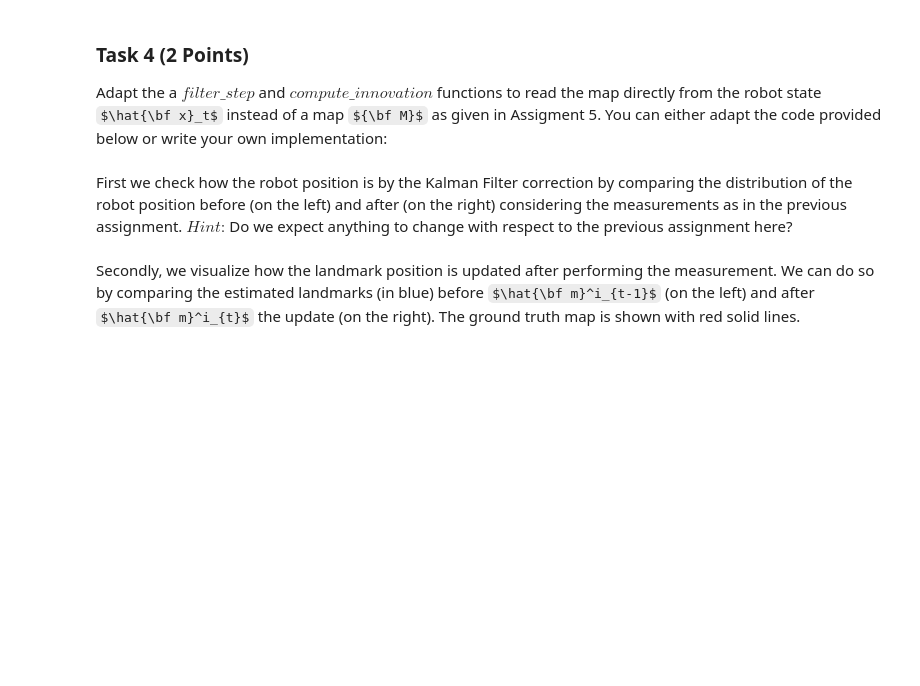
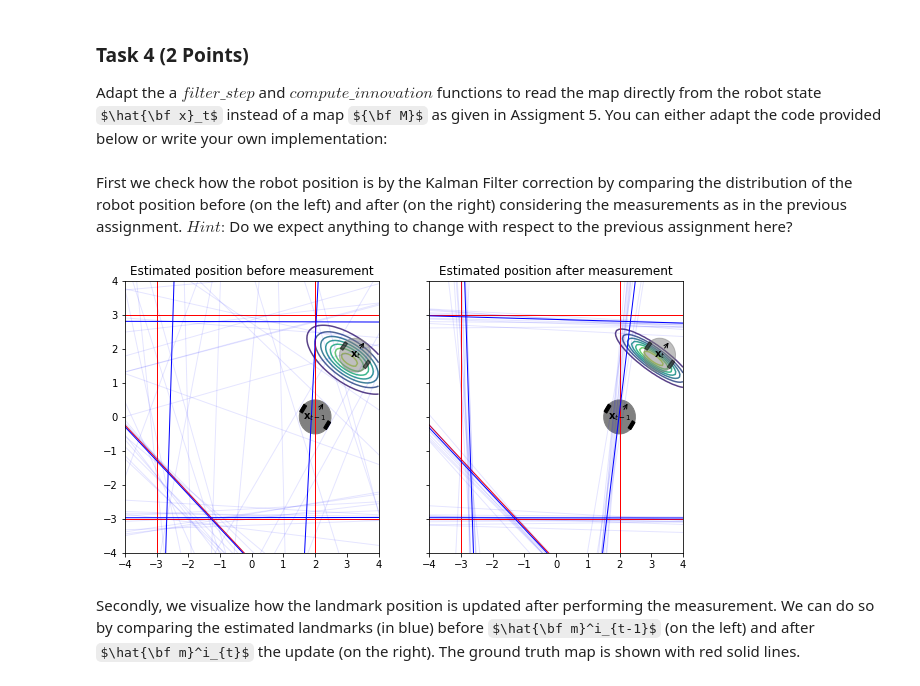
Before and after one commit to nilsboonstra/amr, a Jupyter notebook: week6/Assignment6_17.ipynb, the cells around one changed output. Saved outputs shown, nothing was run; the diff lists cells and outputs as text; code cells hidden in the pictures; some formulas as TeX source; blank space fills up the shorter version.

```diff
--- a/week6/Assignment6_17.ipynb
+++ b/week6/Assignment6_17.ipynb
@@ -433,7 +428,13 @@ def associate_measurements(x,P,Z,R,g):
     # NOTE: In contrast with the previous assignment, the map M is not given as an input
     # since the landmarks are included in the state x
 
+    M = []
+
+    for q in range(int((len(x) - 3) / 2)):
+        M.append([x[3 + q * 2], x[4 + q * 2]])
+
     # Instantiate an empty distance matrix ds with size [len(Z) x len(M)]
+
     d = np.zeros([len(Z), len(M)])
 
     # For each measurement id 'i'
@@ -452,23 +453,27 @@ def associate_measurements(x,P,Z,R,g):
             # Compute the predicted measurement z_hat and the measurement Jacobian H
             # NOTE: Keep in mind that the new implementation of measurement_function uses the
             # landmark id instead of the landmark vector 'm'
-            z_hat, H = measurement_function(x, m)
+            z_hat, H = measurement_function(x, j)
 
             # Compute the innoviation vector v
             v = z - z_hat
 
             # Compute the covariance Sigma
+
             Sigma = (H @ P @ H.T) + R_i
+
 
             # And use it to determine the distance d_ij
             Sigma_inv = np.linalg.inv(Sigma)
-            d_ij = v.T @ Sigma_inv @ innovation
+            d_ij = v.T @ Sigma_inv @ v
 
             # Set the entry in the distance matrix d to its corresponding value
             d[i,j] = d_ij
 
     # Set the distance exceding g^2 to positive infinity
     d[d > g**2] = np.inf
+
+
 
     # Identify the minimum for each column
     min_values = np.amin(d, 1)
@@ -479,6 +484,8 @@ def associate_measurements(x,P,Z,R,g):
     # Replace the id of all the assignment that have been distarded by the validation gate to -1
     a[min_values == np.inf] = -1
 
+
+
     ###########
     # TO HERE #
     ###########
@@ -574,6 +587,8 @@ def compute_innovation(x, Z_all, R_all, a):
     filtered_R = []
     filtered_H = []
 
+
+
     # For each assignment
     for i in range(len(a)):
 
@@ -581,7 +596,7 @@ def compute_innovation(x, Z_all, R_all, a):
         if a[i] >= 0:
 
             # Compute the expected measurement (robot body coordinates) and its Jacobian
-            z_hat, H = measurement_function(x, M[a[i]])
+            z_hat, H = measurement_function(x, a[i])
 
             # Compute the innovation vector
             v_i = Z_all[i] - z_hat
@@ -621,6 +636,7 @@ def filter_step(x, P, u, k, Z, R, g, b):
 
     # NOTE: The previous implementation received the map M as an input
 
+
     # Compute the next x together with the two Jacobians F_x and F_u using the
     # previously implemented 'transition_function'
     x_next, F_x, F_u = transition_function(x, u, b)
@@ -635,12 +651,14 @@ def filter_step(x, P, u, k, Z, R, g, b):
     # to the measurements Z
     # Note: The new associate_measurements function does not get the map M
     # as an input
-    a = associate_measurements(x_next, P_next, Z, R, M, g)
+    a = associate_measurements(x_next, P_next, Z, R, g)
 
     # compute the list of innovations
     # NOTE: your updated implementation of compute_innovation does not
     # have access the map M
-    v, H, R = compute_innovation(x_next, Z, R, M, a)
+    v, H, R = compute_innovation(x_next, Z, R, a)
+
+
 
     if len(v) > 0:
         # Concatenate the innoviation vectors,
@@ -653,13 +671,14 @@ def filter_step(x, P, u, k, Z, R, g, b):
         R = block_diag(*R)
 
         # Compute the covariance Sigma
-        Sigma = H @ P_next @ H.T + R
+        Sigma = (H @ P @ H.T) + R
 
         # And use it to compute the Kalman matrix K
         Sigma_inv = np.linalg.inv(Sigma)
-        K = P_next @ H.T @ Sigma_inv
+        K = P @ H.T @ Sigma_inv
 
         # Then use K to compute the correction to the next state distribution
+
         x_next += K @ v
         P_next -= K @ Sigma @ K.T
 
@@ -684,7 +703,7 @@ ax[0].set_ylim(-4,4)
 b = 1
 
 # Robot state [x, y, theta] at time t-1
-x = [0,0,1]
+x = [2,0,1]
 
 # Covariance matrix  for state at t-1
 P = np.eye(len(x)) * 0.1
@@ -703,7 +722,7 @@ draw_robot(x, b, label='${\\bf x}_{t-1}$', alpha=1, ax=ax[0])
 draw_robot(x, b, label='${\\bf x}_{t-1}$', alpha=1, ax=ax[1])
 
 # Amount of desired displacement for the two wheels [left_wheel, right_wheel]
-u = [2, 2]
+u = [2,2]
 
 # Amount of noise in the robot movement see Equation (2)
 k = 0.02
@@ -717,35 +736,37 @@ draw_map(true_M, ax=ax[1])
 
 # The actual initial robot position is sampled from the distribution at time t
 x_actual = np.random.multivariate_normal(mean=x[:3], cov=P[:3,:3])
 
 # The position of the robot at the next timestamp is determined by executing the displacement determined by u
 x_next = execute_instruction(x=x[:3], u=u, b=b, k=k)
 
 # Draw the robot at its actual position (noisy) at time t
 draw_robot(x_next, ax=ax[0], label='${\\bf x}_{t}$', b=1, alpha=0.5)
 draw_robot(x_next, ax=ax[1], label='${\\bf x}_{t}$', b=1, alpha=0.5)
 
 # Determine the expected new position according to the transition function
 x_next_est, F_x, F_u = transition_function(x, u, b)
 
 # And compute its covariance matrix following Equation (2) and Equation (3)
 Q = compute_Q(u, k)
 P_next_est = F_x @ P @ F_x.T + F_u @ Q @ F_u.T
 
 # Draw the distribution for the state at time t on the figure on the left
 draw_state_distribution(x_next_est, P_next_est, ax=ax[0])
 
 # Make some measurements in the current position
 Z, R =  make_measurements(x_next, true_M)
 
 # Use the implementation of Kalman filter to determine how to update x_next and P_next
 x_next_kalman, P_next_kalman = filter_step(x, P, u, k, Z, R, g, b)
 
 # Draw the distribution for the robot position after adjusting the estimates using the sensor input
 draw_state_distribution(x_next_kalman, P_next_kalman, ax=ax[1])
 
-#draw_map_estimate(x[3:], P[3:,3:], ax=ax[0], color='blue')
-#draw_map_estimate(x_next_kalman[3:], P_next_kalman[3:,3:], ax=ax[1], color='blue')
+draw_map_estimate(x[3:], P[3:,3:], ax=ax[0], color='blue')
+draw_map_estimate(x_next_kalman[3:], P_next_kalman[3:,3:], ax=ax[1], color='blue')
+# %% [output]
+[figure, added]
 # %% [markdown]
 Secondly, we visualize how the landmark position is updated after performing the measurement. We can do so by comparing the estimated landmarks (in blue) before $\hat{\bf m}^i_{t-1}$ (on the left) and after $\hat{\bf m}^i_{t}$ the update (on the right). The ground truth map is shown with red solid lines.
 # %%
```
Also changed, not shown: parts of 10 cells of this notebook, 1 other file.
